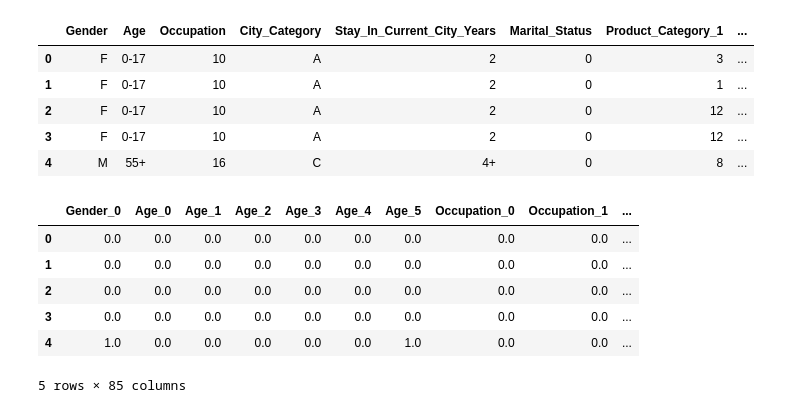
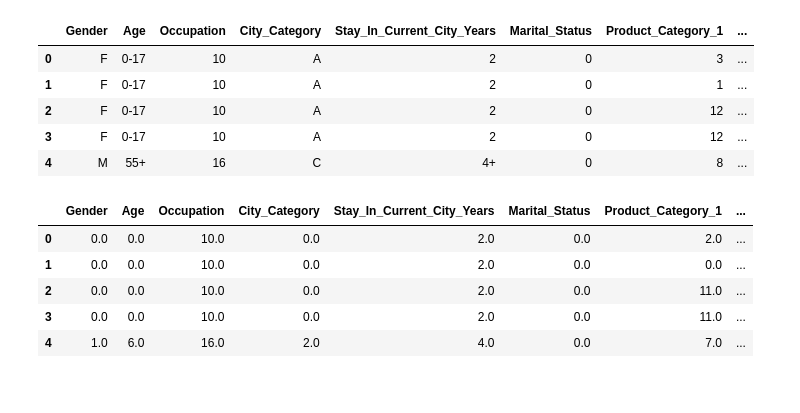
Before and after one commit to SanteriSuomi/Kaggle, a Jupyter notebook: BlackFridaySalesPrediction/BlackFridaySalesPrediction.ipynb, the cells around one changed output. Drawn from its saved outputs; the diff is of its cells as text; code cells hidden in the pictures.

```diff
--- a/BlackFridaySalesPrediction/BlackFridaySalesPrediction.ipynb
+++ b/BlackFridaySalesPrediction/BlackFridaySalesPrediction.ipynb
@@ -93,15 +105,14 @@ def add_enc_cols(df, col_name, arr):
 # %%
 cat_cols = list(data_train.select_dtypes(include="object"))
-oe = OneHotEncoder(sparse=False, drop="first")
+oe = OrdinalEncoder()
 for col in cat_cols:
-    data_train = add_enc_cols(data_train, col, oe.fit_transform(data_train[col].values.reshape(-1, 1)))
-    data_test = add_enc_cols(data_test, col, oe.transform(data_test[col].values.reshape(-1, 1)))
+    data_train[col] = oe.fit_transform(data_train[col].values.reshape(-1, 1))
+    data_test[col] = oe.transform(data_test[col].values.reshape(-1, 1))
 data_train.head()
 # %% [output]
-|  | Gender_0 | Age_0 | Age_1 | Age_2 | Age_3 | Age_4 | Age_5 | Occupation_0 | Occupation_1 | ... |
-| 0 | 0.0 | 0.0 | 0.0 | 0.0 | 0.0 | 0.0 | 0.0 | 0.0 | 0.0 | ... |
-| 1 | 0.0 | 0.0 | 0.0 | 0.0 | 0.0 | 0.0 | 0.0 | 0.0 | 0.0 | ... |
-| 2 | 0.0 | 0.0 | 0.0 | 0.0 | 0.0 | 0.0 | 0.0 | 0.0 | 0.0 | ... |
-| 3 | 0.0 | 0.0 | 0.0 | 0.0 | 0.0 | 0.0 | 0.0 | 0.0 | 0.0 | ... |
-| 4 | 1.0 | 0.0 | 0.0 | 0.0 | 0.0 | 0.0 | 1.0 | 0.0 | 0.0 | ... |
+|  | Gender | Age | Occupation | City_Category | Stay_In_Current_City_Years | Marital_Status | Product_Category_1 | ... |
+| 0 | 0.0 | 0.0 | 10.0 | 0.0 | 2.0 | 0.0 | 2.0 | ... |
+| 1 | 0.0 | 0.0 | 10.0 | 0.0 | 2.0 | 0.0 | 0.0 | ... |
+| 2 | 0.0 | 0.0 | 10.0 | 0.0 | 2.0 | 0.0 | 11.0 | ... |
+| 3 | 0.0 | 0.0 | 10.0 | 0.0 | 2.0 | 0.0 | 11.0 | ... |
+| 4 | 1.0 | 6.0 | 16.0 | 2.0 | 4.0 | 0.0 | 7.0 | ... |
-5 rows × 85 columns
```
Also changed, not shown: parts of 32 cells of this notebook.
